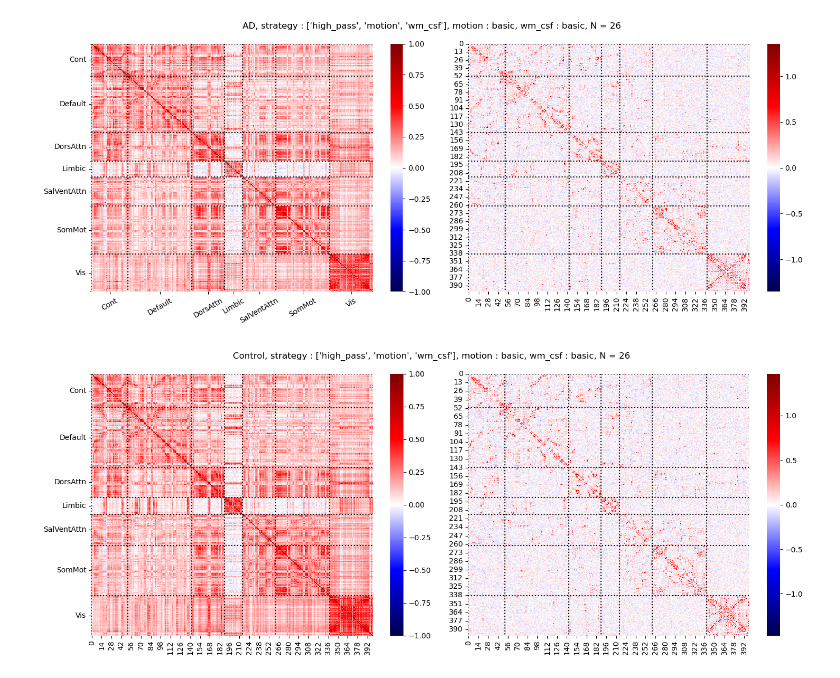
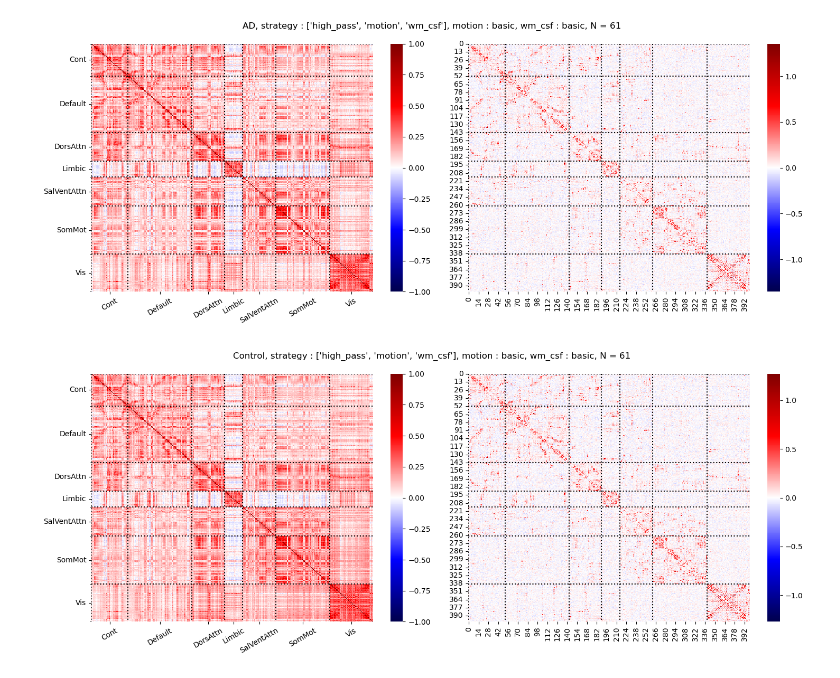
Before and after one commit to jonathan-legrand/bold-dementia, a Jupyter notebook: notebooks/compare_maps.ipynb, the cells around one changed output. Cells and saved outputs as stored; diff of their text form; code cells hidden in the pictures.

```diff
--- a/notebooks/compare_maps.ipynb
+++ b/notebooks/compare_maps.ipynb
@@ -76,9 +86,11 @@ res
 control_ts = []
 AD_ts = []
 pre_AD_ts = []
+AD_meta = []
+control_meta = []
 
 if CACHE_DIR:
-    for ts, days, fpath in iter(memento):
+    for ts, row, fpath in iter(memento):
         confounds, sample_mask = load_confounds(
             fpath, **confounds_strategy
         )
@@ -90,10 +102,12 @@ if CACHE_DIR:
                 standardize="zscore_sample"
             )
 
-        if days <= 0:
+        if row.scan_to_onset <= 0:
             AD_ts.append(cleaned_ts)
-        elif math.isnan(days):
+            AD_meta.append(row)
+        elif math.isnan(row.days_to_onset): # Controls are the ones who won't have AD
             control_ts.append(cleaned_ts)
+            control_meta.append(row)
 else:
     rs = memento.rest_dataset
     dement_mask = rs.scan_to_onset <= 0
@@ -118,11 +132,13 @@ else:
             pre_AD_ts.append(ts)
 # %% [output]
 Caching uncomplete, stop iterations
+# %%
+AD_meta_ = pd.DataFrame(AD_meta).drop("index", axis=1).reset_index(drop=True)
+control_meta_ = pd.DataFrame(control_meta).drop("index", axis=1).reset_index(drop=True)
 # %%
-import random
-random.seed(1)
-control_ts_sub = random.choices(control_ts, k=len(AD_ts))
-time_series = AD_ts + control_ts_sub
+control_ts_subset = [control_ts[idx] for idx in make_control_idx(AD_meta_, control_meta_)]
+
+time_series = AD_ts + control_ts_subset
 AD_indices = list(range(len(AD_ts)))
 control_indices = list(range(len(AD_ts), len(time_series)))
 n = len(time_series)
@@ -136,23 +152,13 @@ from nilearn.connectome import ConnectivityMeasure
 from sklearn.preprocessing import FunctionTransformer, StandardScaler
 from sklearn.base import TransformerMixin, BaseEstimator
 
-class ListScaler(StandardScaler, ListMixin):
-    pass
 
-
-# TODO Refactor with Connectivity measure
 # (if we can still use GroupSparseCovariance as estimator)
 # Or maybe give Ledoit Wolf another chance
 
 # The sample correlation matrix with relatively short time series
 # is a bad estimate of functionnal connectivity
-#pipe = Pipeline(
-#    [
-#        ("concat", Concatenator()),
-#        ("scaler", StandardScaler()),
-#        ("cov", covariance.GraphicalLasso(alpha=0.1)),
-#    ]
-#)
+
 # TODO Add reorganisation layer to put in ConnectivityMeasure format
 #pipe = Pipeline(
 #    [
@@ -160,14 +166,11 @@ class ListScaler(StandardScaler, ListMixin):
 #        ("cov", GroupSparseCovariance(alpha=0.0011)), # alpha found by CV
 #    ]
 #)
-pipe = ConnectivityMeasure(kind="covariance")
+pipe = ConnectivityMeasure(
+    covariance.LedoitWolf(),
+    kind="covariance")
 
 # Fit AD and controls together to have a common sparsity pattern,
 # but is that a good idea?
 c = pipe.fit_transform(time_series)
-
-#class ListWolf(covariance.LedoitWolf, ListMixin):
-#    pass
-#
-#ListWolf().fit_transform_lst(time_series)
 # %%
@@ -254,11 +257,11 @@ plotting.show()
 # %% [output]
 [figure]
 # %%
-plot_matrices(control_cov, -control_prec, f"Control, {title}, N = {len(control_ts_sub)}", atlas.labels, macro_labels=True)
+plot_matrices(control_cov, -control_prec, f"Control, {title}, N = {len(control_ts_subset)}", atlas.labels, macro_labels=True)
 
 plotting.show()
 # %% [output]
-[figure, old version]
+[figure, new version]
 # %%
 # TODO Same pipeline but shufle time series at the beginning to compare
 # TODO Control for age?
```
Also changed, not shown: parts of 8 cells of this notebook, 1 other file.
